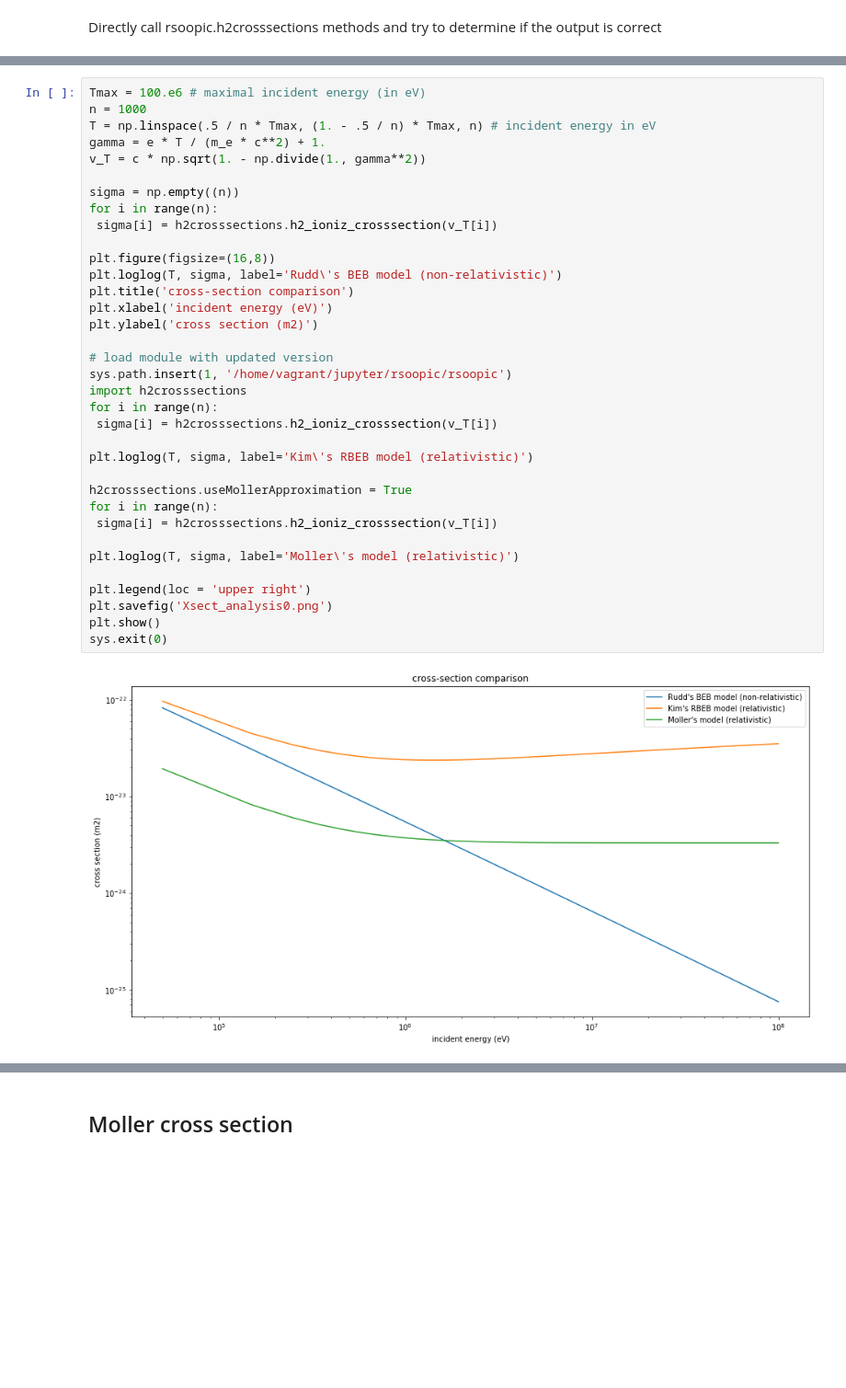
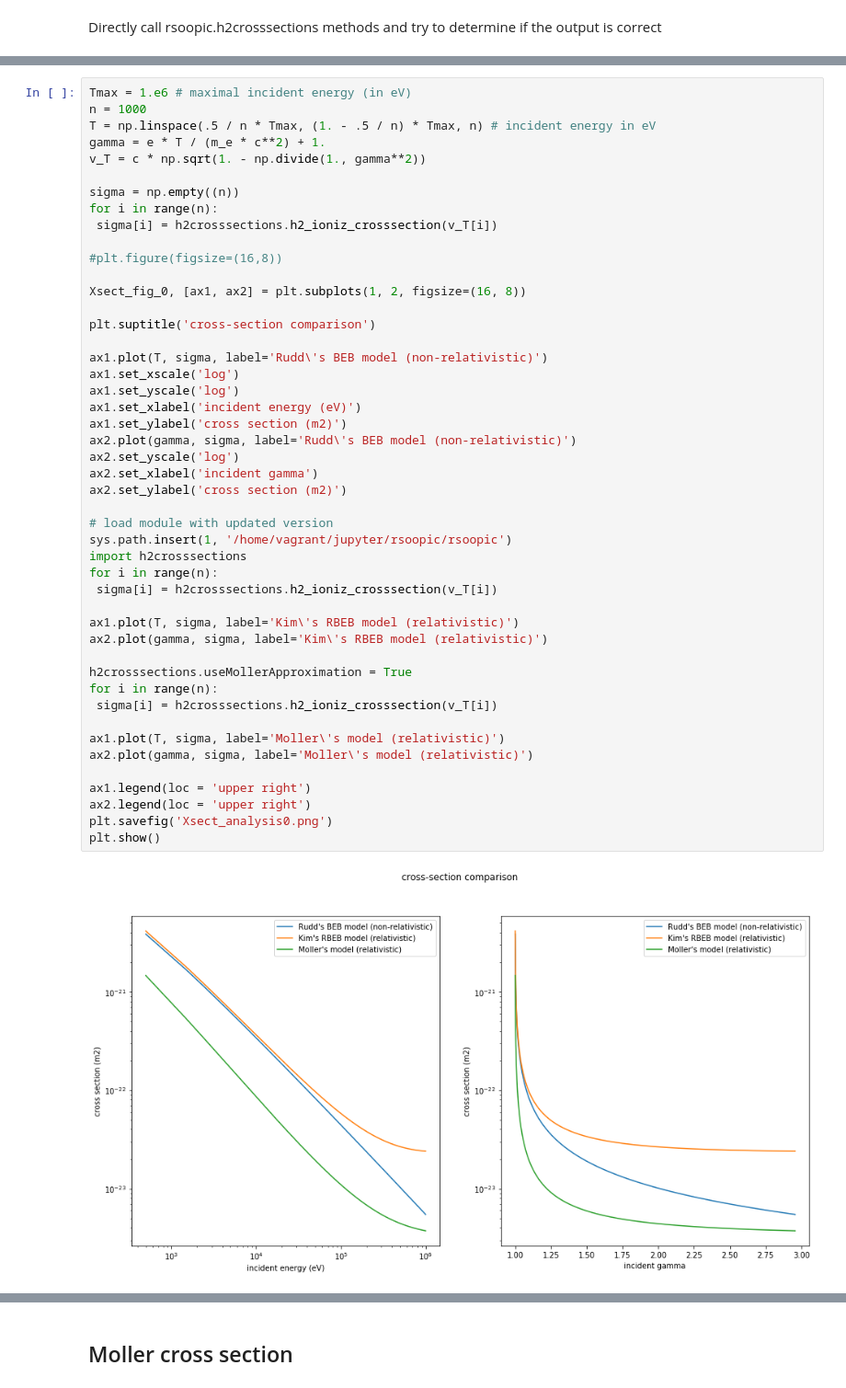
Before and after one commit to radiasoft/rswarp, a Jupyter notebook: examples/ionization/cross_section_testing.ipynb, the cells around one changed output, grey strips where cells are left out. Shown at 92% size. Cells and saved outputs as stored; diff of their text form; blank space fills up the shorter version.

Commit message:
Added plot of cross sections vs. gamma, and more comments on results throughout

```diff
--- a/examples/ionization/cross_section_testing.ipynb
+++ b/examples/ionization/cross_section_testing.ipynb
@@ -26,37 +30,49 @@ import random
 # %%
-Tmax = 100.e6 # maximal incident energy (in eV)
+Tmax = 1.e6 # maximal incident energy (in eV)
 n = 1000
 T = np.linspace(.5 / n * Tmax, (1. - .5 / n) * Tmax, n) # incident energy in eV
 gamma = e * T / (m_e * c**2) + 1.
 v_T = c * np.sqrt(1. - np.divide(1., gamma**2))
 
 sigma = np.empty((n))
 for i in range(n):
  sigma[i] = h2crosssections.h2_ioniz_crosssection(v_T[i])
 
-plt.figure(figsize=(16,8))
-plt.loglog(T, sigma, label='Rudd\'s BEB model (non-relativistic)')
-plt.title('cross-section comparison')
-plt.xlabel('incident energy (eV)')
-plt.ylabel('cross section (m2)')
+#plt.figure(figsize=(16,8))
+
+Xsect_fig_0, [ax1, ax2] = plt.subplots(1, 2, figsize=(16, 8))
+
+plt.suptitle('cross-section comparison')
+
+ax1.plot(T, sigma, label='Rudd\'s BEB model (non-relativistic)')
+ax1.set_xscale('log')
+ax1.set_yscale('log')
+ax1.set_xlabel('incident energy (eV)')
+ax1.set_ylabel('cross section (m2)')
+ax2.plot(gamma, sigma, label='Rudd\'s BEB model (non-relativistic)')
+ax2.set_yscale('log')
+ax2.set_xlabel('incident gamma')
+ax2.set_ylabel('cross section (m2)')
 
 # load module with updated version
 sys.path.insert(1, '/home/vagrant/jupyter/rsoopic/rsoopic')
 import h2crosssections
 for i in range(n):
  sigma[i] = h2crosssections.h2_ioniz_crosssection(v_T[i])
 
-plt.loglog(T, sigma, label='Kim\'s RBEB model (relativistic)')
+ax1.plot(T, sigma, label='Kim\'s RBEB model (relativistic)')
+ax2.plot(gamma, sigma, label='Kim\'s RBEB model (relativistic)')
 
 h2crosssections.useMollerApproximation = True
 for i in range(n):
  sigma[i] = h2crosssections.h2_ioniz_crosssection(v_T[i])
 
-plt.loglog(T, sigma, label='Moller\'s model (relativistic)')
+ax1.plot(T, sigma, label='Moller\'s model (relativistic)')
+ax2.plot(gamma, sigma, label='Moller\'s model (relativistic)')
 
-plt.legend(loc = 'upper right')
+ax1.legend(loc = 'upper right')
+ax2.legend(loc = 'upper right')
 plt.savefig('Xsect_analysis0.png')
 plt.show()
-sys.exit(0)
 # %% [output]
-[figure, old version]
+[figure, new version]
```
Also changed, not shown: parts of 12 cells of this notebook.
